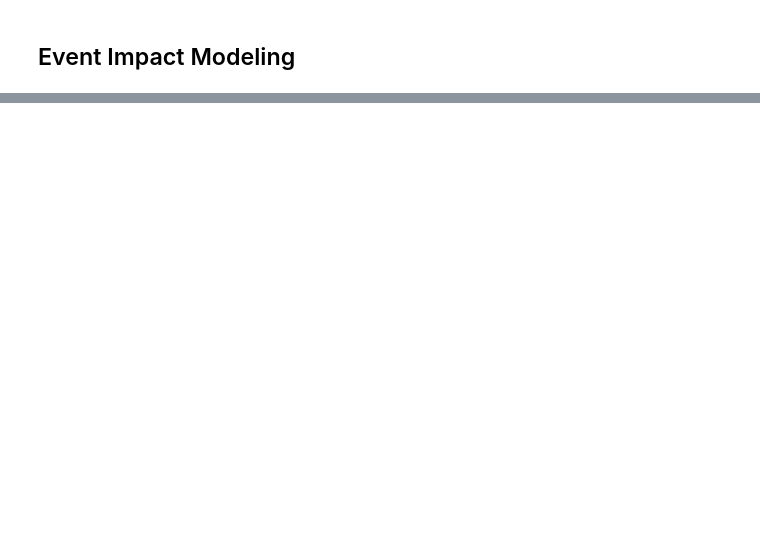
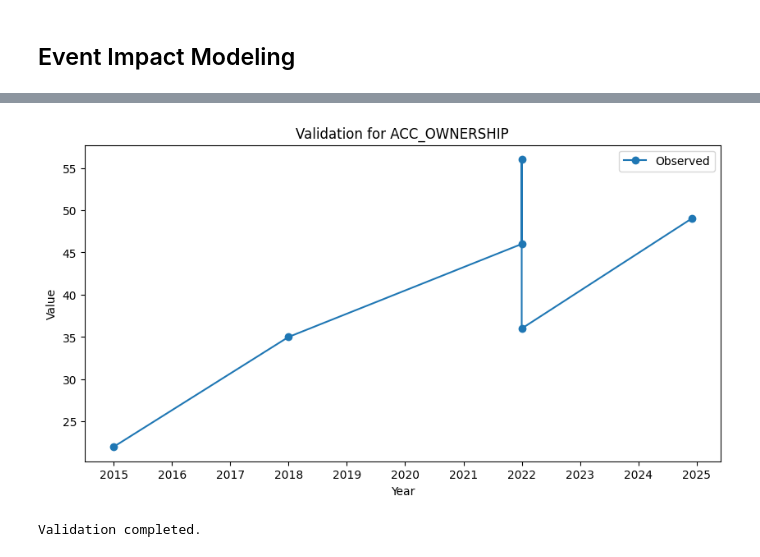
Before and after one commit to amubarke/Forecasting-Financial-Inclusion-in-Ethiopia-week-10, a Jupyter notebook: notebooks/modeling.ipynb, the cells around one changed output, grey strips where cells are left out. Cells and saved outputs as stored; diff of their text form; code cells hidden in the pictures; blank space fills up the shorter version.

```diff
--- a/notebooks/modeling.ipynb
+++ b/notebooks/modeling.ipynb
@@ -88,0 +65,5 @@ KeyError: 'Account Ownership Rate'
+# %%
+model.validate_model("ACC_OWNERSHIP")
+# %% [output]
+[figure, added]
+Validation completed.
```
Also changed, not shown: parts of 18 cells of this notebook.
